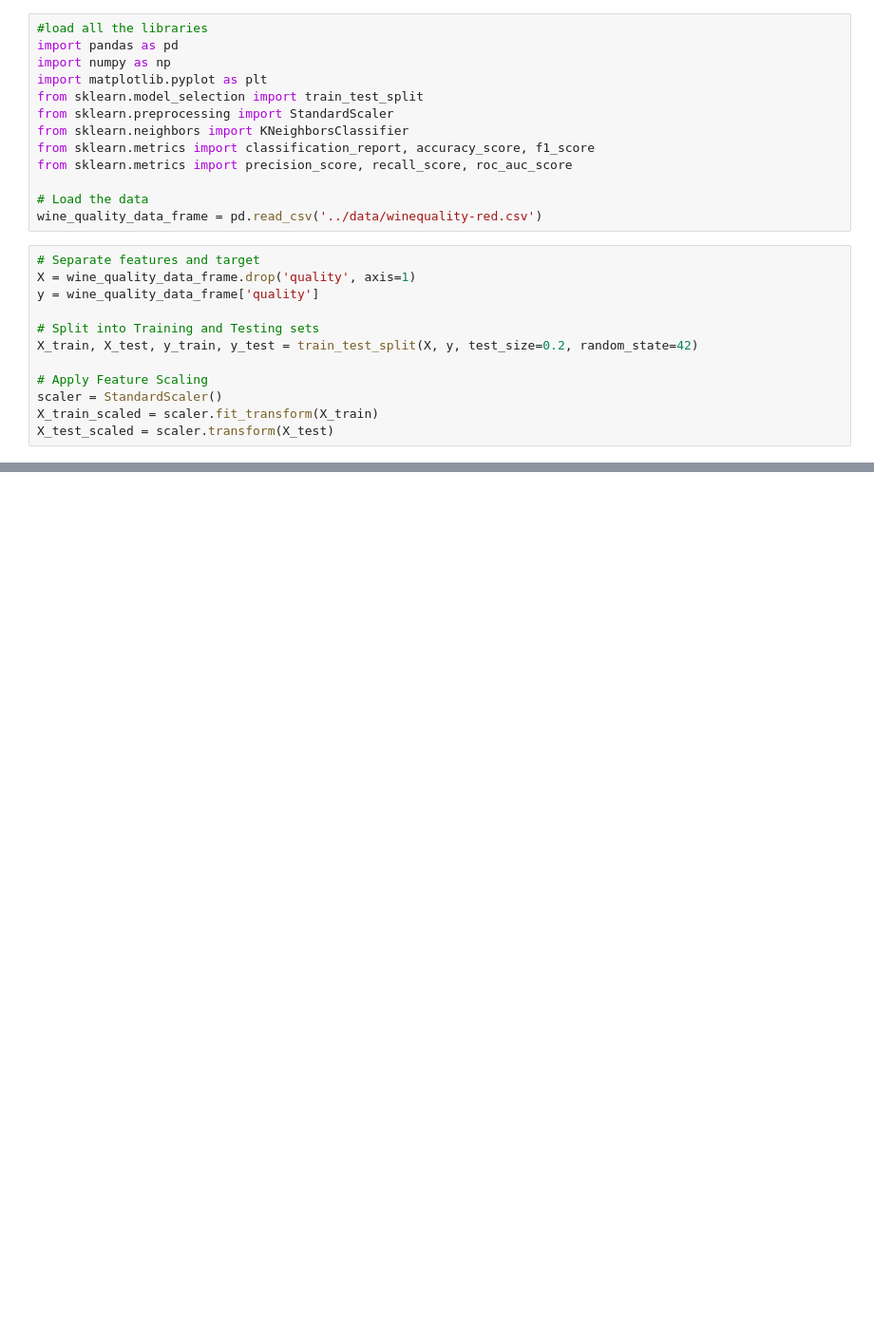
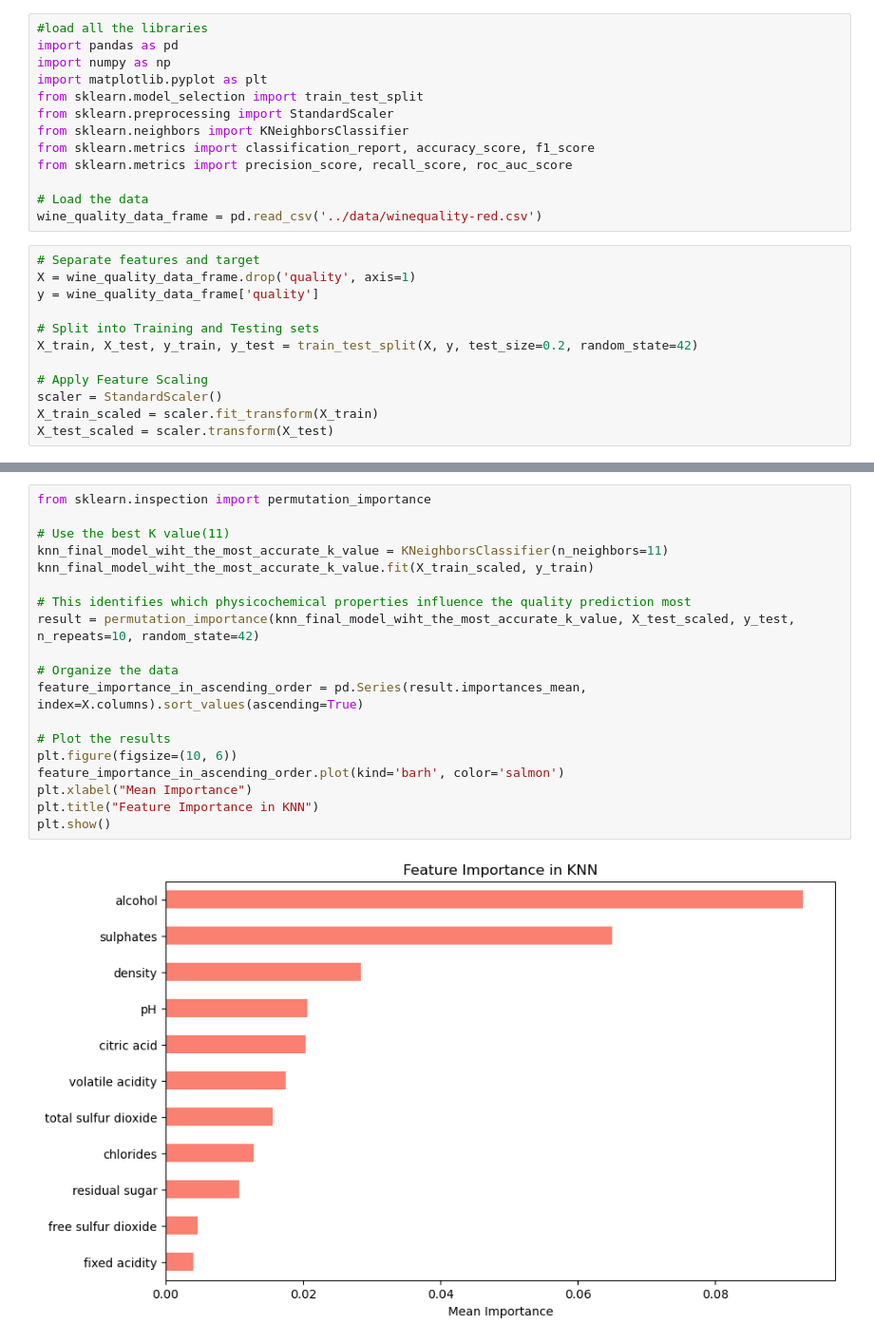
Before and after one commit to luanhoangle05/DATA221_PROJECT_RED_WINE_QUALITY_NEW, a Jupyter notebook: notebooks/03_knn_.ipynb, the cells around one changed output, grey strips where cells are left out. Shown at 95% size. Saved outputs shown, nothing was run; the diff lists cells and outputs as text; blank space fills up the shorter version.

```diff
--- a/notebooks/03_knn_.ipynb
+++ b/notebooks/03_knn_.ipynb
@@ -95,0 +70,21 @@ NameError: name 'knn_model' is not defined
+# %%
+from sklearn.inspection import permutation_importance
+
+# Use the best K value(11)
+knn_final_model_wiht_the_most_accurate_k_value = KNeighborsClassifier(n_neighbors=11)
+knn_final_model_wiht_the_most_accurate_k_value.fit(X_train_scaled, y_train)
+
+# This identifies which physicochemical properties influence the quality prediction most
+result = permutation_importance(knn_final_model_wiht_the_most_accurate_k_value, X_test_scaled, y_test, n_repeats=10, random_state=42)
+
+# Organize the data
+feature_importance_in_ascending_order = pd.Series(result.importances_mean, index=X.columns).sort_values(ascending=True)
+
+# Plot the results
+plt.figure(figsize=(10, 6))
+feature_importance_in_ascending_order.plot(kind='barh', color='salmon')
+plt.xlabel("Mean Importance")
+plt.title("Feature Importance in KNN")
+plt.show()
+# %% [output]
+[figure, added]
```
Also changed, not shown: parts of 3 cells of this notebook, 1 other file.
